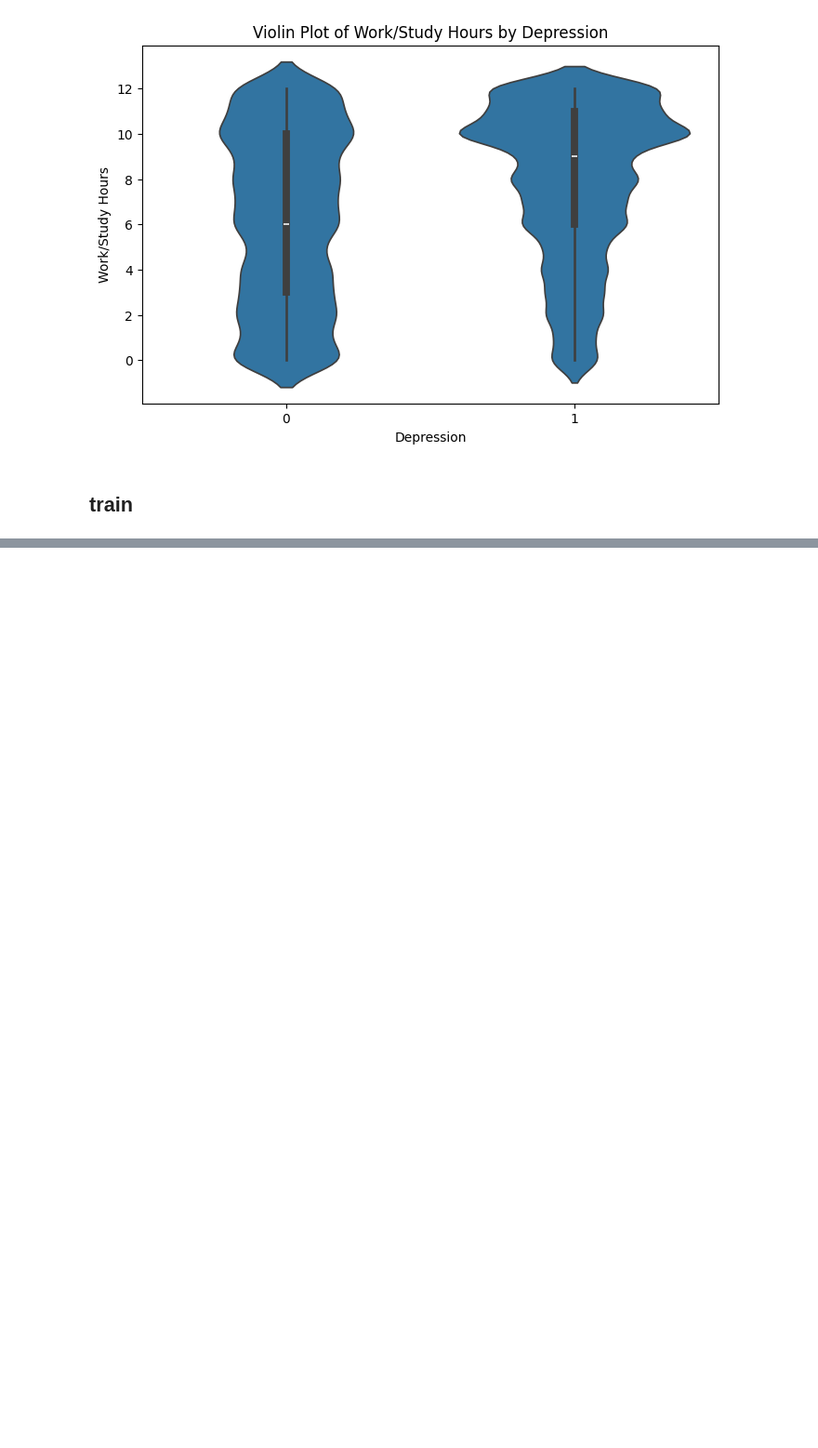
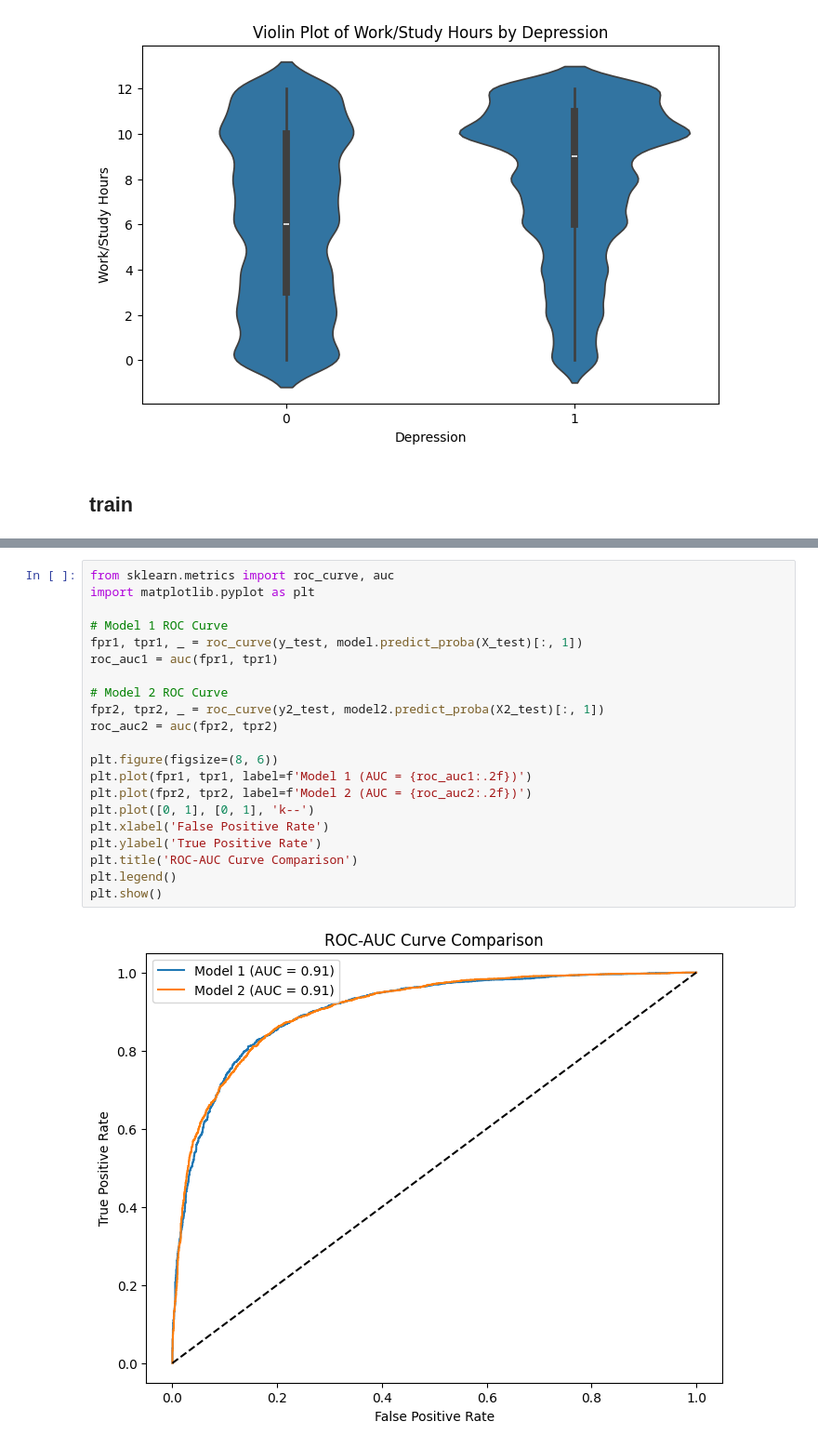
Before and after one commit to DenysHorshcov/pet2, a Jupyter notebook: pet2.ipynb, the cells around one changed output, grey strips where cells are left out. Shown at 93% size. Drawn from its saved outputs; the diff is of its cells as text; blank space fills up the shorter version.

```diff
--- a/pet2.ipynb
+++ b/pet2.ipynb
@@ -570,0 +741,23 @@ for col in numerical_columns:
+# %%
+from sklearn.metrics import roc_curve, auc
+import matplotlib.pyplot as plt
+
+# Model 1 ROC Curve
+fpr1, tpr1, _ = roc_curve(y_test, model.predict_proba(X_test)[:, 1])
+roc_auc1 = auc(fpr1, tpr1)
+
+# Model 2 ROC Curve
+fpr2, tpr2, _ = roc_curve(y2_test, model2.predict_proba(X2_test)[:, 1])
+roc_auc2 = auc(fpr2, tpr2)
+
+plt.figure(figsize=(8, 6))
+plt.plot(fpr1, tpr1, label=f'Model 1 (AUC = {roc_auc1:.2f})')
+plt.plot(fpr2, tpr2, label=f'Model 2 (AUC = {roc_auc2:.2f})')
+plt.plot([0, 1], [0, 1], 'k--')
+plt.xlabel('False Positive Rate')
+plt.ylabel('True Positive Rate')
+plt.title('ROC-AUC Curve Comparison')
+plt.legend()
+plt.show()
+# %% [output]
+[figure, added]
```
Also changed, not shown: parts of 39 cells of this notebook.
